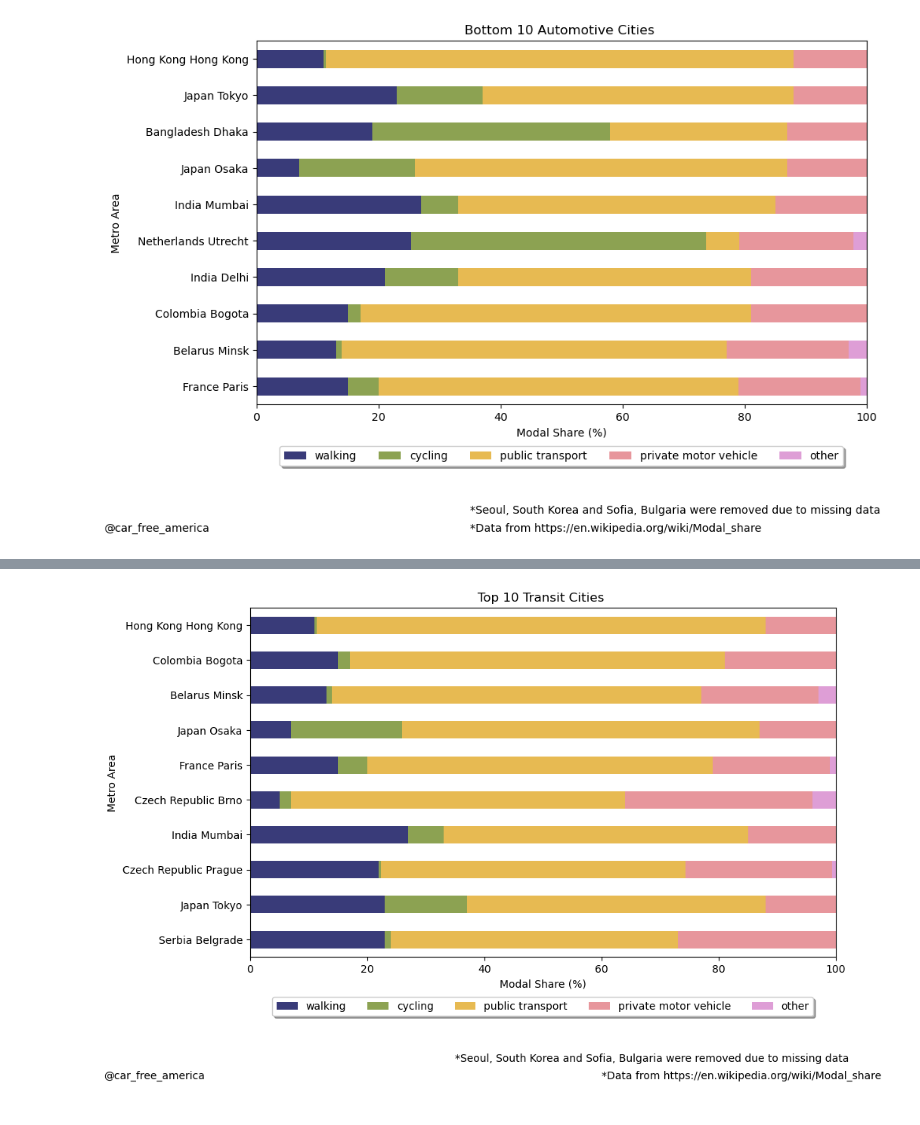
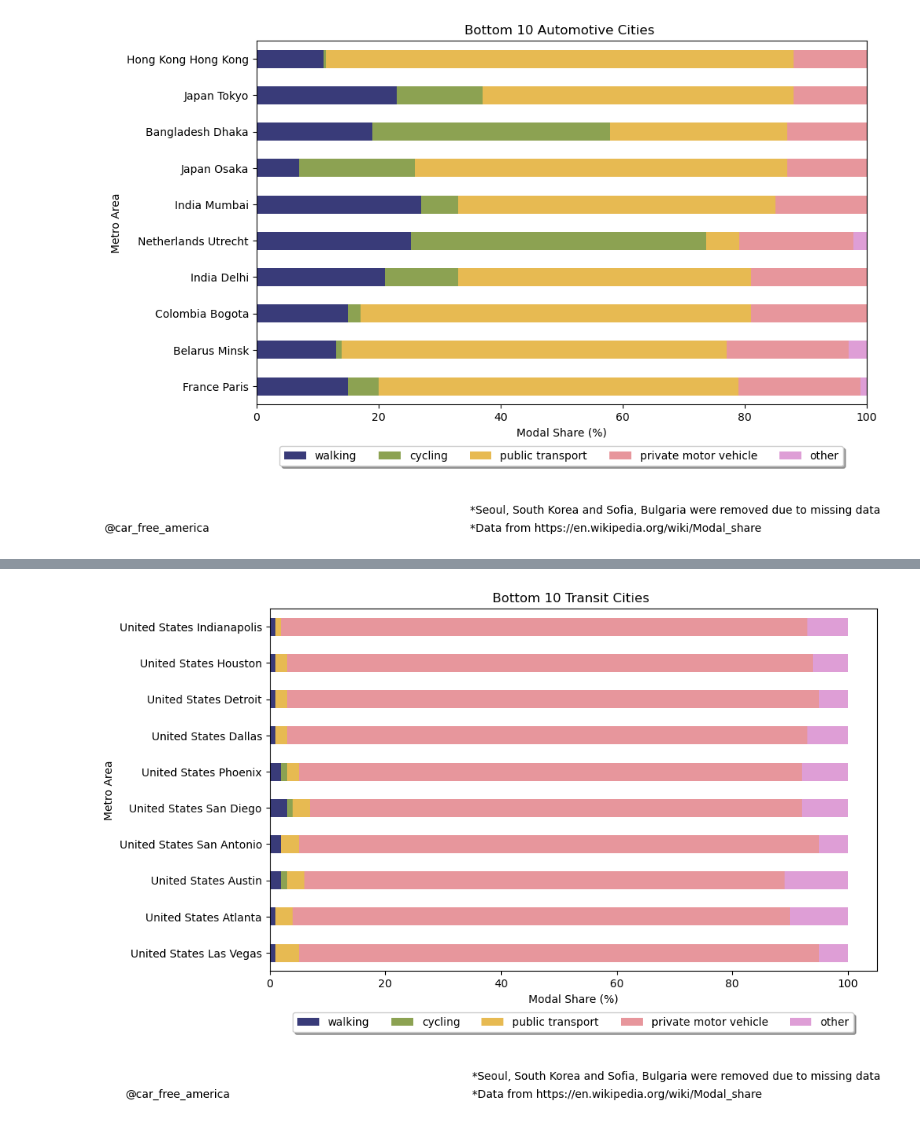
Before and after one commit to 1jinwoo/car_free_america, a Jupyter notebook: modal-share-world.ipynb, the cells around one changed output, grey strips where cells are left out. Drawn from its saved outputs; the diff is of its cells as text; code cells hidden in the pictures.

```diff
--- a/modal-share-world.ipynb
+++ b/modal-share-world.ipynb
@@ -312,19 +312,19 @@ plt.show()
 # %%
-top10_transit_df.tail(10).plot(x=0,
+top10_transit_df.head(10).loc[::-1].plot(x=0,
         kind='barh',
         stacked=True,
         colormap='tab20b',
         figsize=(10, 6))
-plt.title('Top 10 Transit Cities ', loc='center')
+plt.title('Bottom 10 Transit Cities ', loc='center')
 plt.legend(loc='upper center', ncol=7, bbox_to_anchor=(0.5, -0.1), fancybox=True, shadow=True)
 plt.ylabel('Metro Area')
 plt.xlabel('Modal Share (%)')
 plt.text(35, -3.5, '*Seoul, South Korea and Sofia, Bulgaria were removed due to missing data')
 plt.text(35, -4, '*Data from https://en.wikipedia.org/wiki/Modal_share')
 plt.text(-25, -4, '@car_free_america')
 plt.show()
 # %% [output]
-[figure, old version]
+[figure, new version]
 # %%
 top10_walking_df.tail(10).plot(x=0,
         kind='barh',
```
Also changed, not shown: parts of 6 cells of this notebook.
